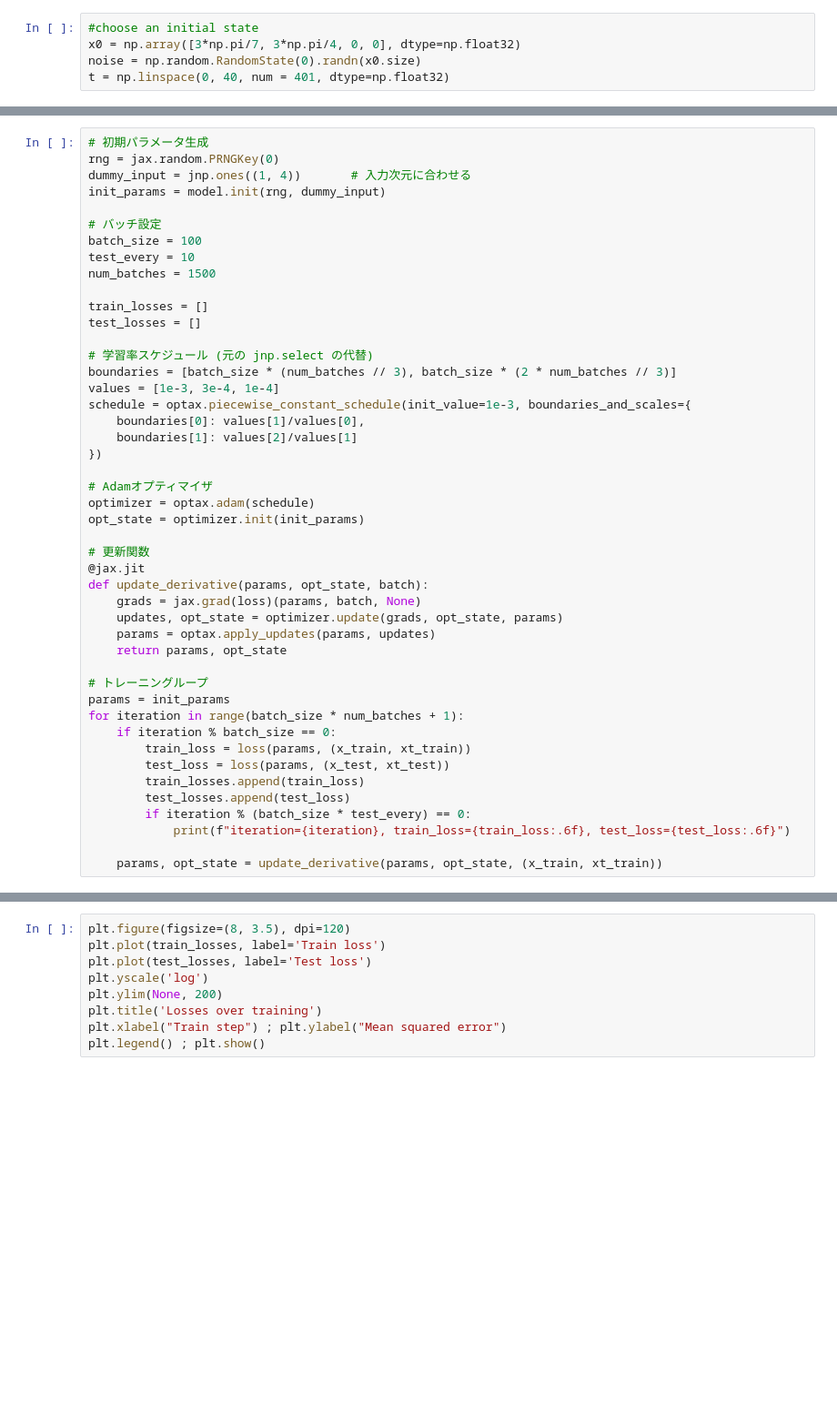
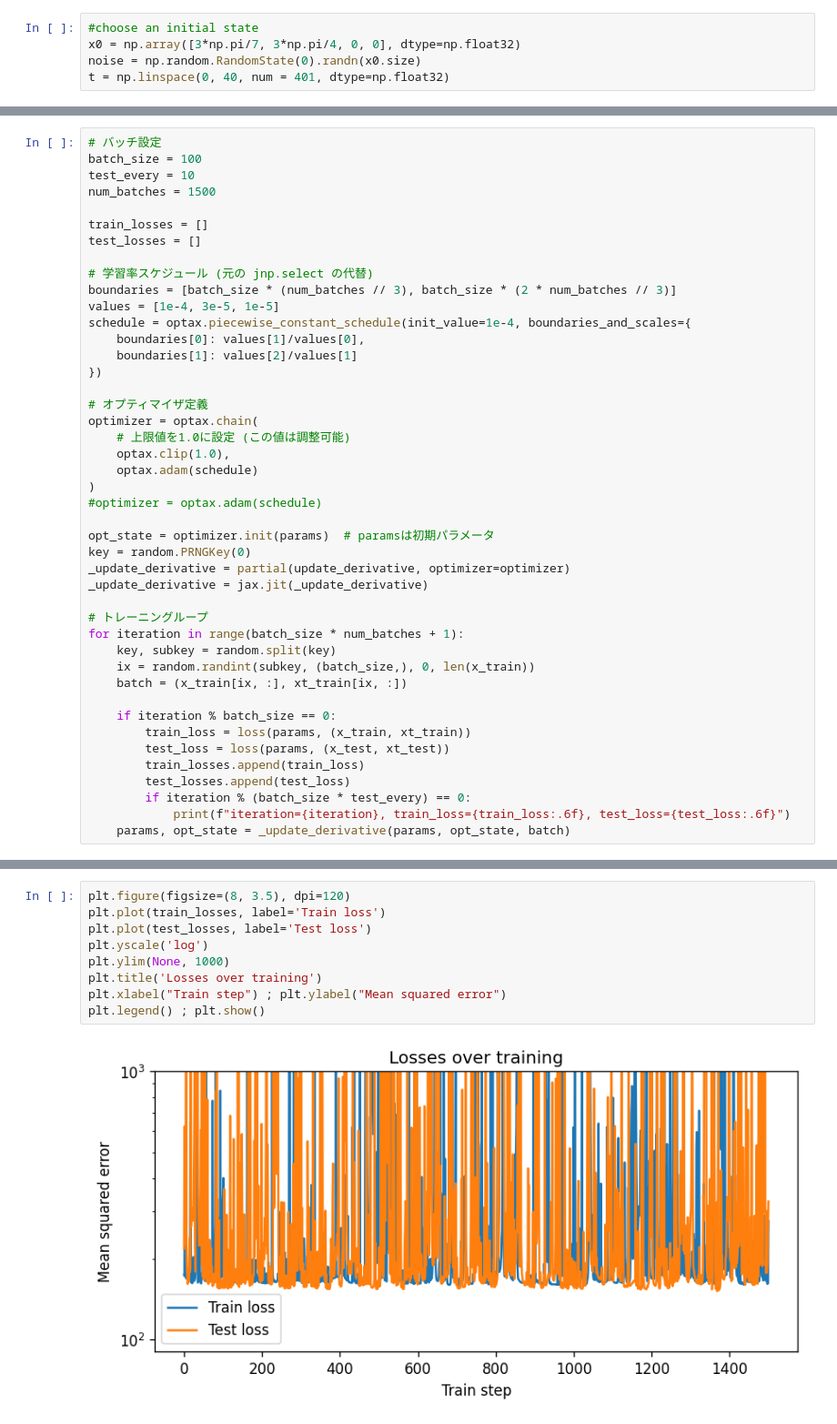
Before and after one commit to nkjm108/PIML, a Jupyter notebook: LNN_Tutorial.ipynb, the cells around one changed output, grey strips where cells are left out. Shown: that part at 91% size. Drawn from its saved outputs; the diff is of its cells as text; blank space fills up the shorter version.

```diff
--- a/LNN_Tutorial.ipynb
+++ b/LNN_Tutorial.ipynb
@@ -295,11 +280,6 @@ y_train = jax.device_put(y_train)
 x_test = jax.device_put(jax.vmap(normalize_dp)(x_test))
 y_test = jax.device_put(y_test)
 # %%
-# 初期パラメータ生成
-rng = jax.random.PRNGKey(0)
-dummy_input = jnp.ones((1, 4))       # 入力次元に合わせる
-init_params = model.init(rng, dummy_input)
-
 # バッチ設定
 batch_size = 100
 test_every = 10
@@ -310,27 +290,31 @@ test_losses = []
 
 # 学習率スケジュール (元の jnp.select の代替)
 boundaries = [batch_size * (num_batches // 3), batch_size * (2 * num_batches // 3)]
-values = [1e-3, 3e-4, 1e-4]
-schedule = optax.piecewise_constant_schedule(init_value=1e-3, boundaries_and_scales={
+values = [1e-4, 3e-5, 1e-5]
+schedule = optax.piecewise_constant_schedule(init_value=1e-4, boundaries_and_scales={
     boundaries[0]: values[1]/values[0],
     boundaries[1]: values[2]/values[1]
 })
 
-# Adamオプティマイザ
-optimizer = optax.adam(schedule)
-opt_state = optimizer.init(init_params)
+# オプティマイザ定義
+optimizer = optax.chain(
+    # 上限値を1.0に設定 (この値は調整可能)
+    optax.clip(1.0),
+    optax.adam(schedule)
+)
+#optimizer = optax.adam(schedule)
 
-# 更新関数
-@jax.jit
-def update_derivative(params, opt_state, batch):
-    grads = jax.grad(loss)(params, batch, None)
-    updates, opt_state = optimizer.update(grads, opt_state, params)
-    params = optax.apply_updates(params, updates)
-    return params, opt_state
+opt_state = optimizer.init(params)  # paramsは初期パラメータ
+key = random.PRNGKey(0)
+_update_derivative = partial(update_derivative, optimizer=optimizer)
+_update_derivative = jax.jit(_update_derivative)
 
 # トレーニングループ
-params = init_params
 for iteration in range(batch_size * num_batches + 1):
+    key, subkey = random.split(key)
+    ix = random.randint(subkey, (batch_size,), 0, len(x_train))
+    batch = (x_train[ix, :], xt_train[ix, :])
+
     if iteration % batch_size == 0:
         train_loss = loss(params, (x_train, xt_train))
         test_loss = loss(params, (x_test, xt_test))
@@ -338,6 +322,5 @@ for iteration in range(batch_size * num_batches + 1):
         test_losses.append(test_loss)
         if iteration % (batch_size * test_every) == 0:
             print(f"iteration={iteration}, train_loss={train_loss:.6f}, test_loss={test_loss:.6f}")
-
-    params, opt_state = update_derivative(params, opt_state, (x_train, xt_train))
+    params, opt_state = _update_derivative(params, opt_state, batch)
 # %% [output]
@@ -358,9 +339,11 @@ iteration=13000, train_loss=206.676392, test_loss=198.959167
 # %%
 plt.figure(figsize=(8, 3.5), dpi=120)
 plt.plot(train_losses, label='Train loss')
 plt.plot(test_losses, label='Test loss')
 plt.yscale('log')
-plt.ylim(None, 200)
+plt.ylim(None, 1000)
 plt.title('Losses over training')
 plt.xlabel("Train step") ; plt.ylabel("Mean squared error")
 plt.legend() ; plt.show()
+# %% [output]
+[figure, added]
```
Also changed, not shown: parts of 13 cells of this notebook.
